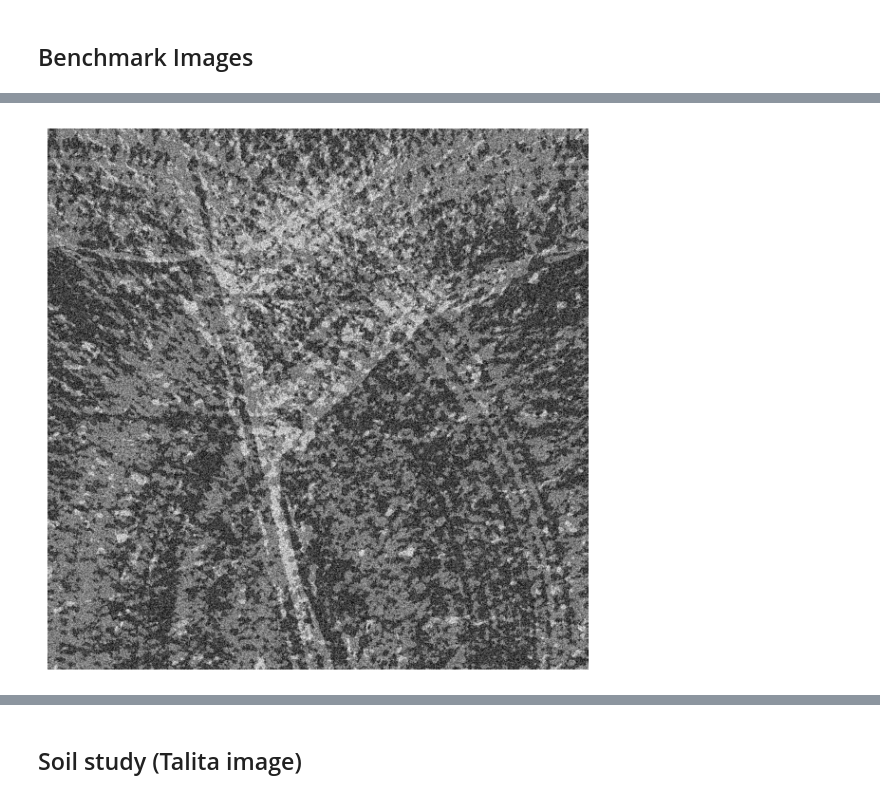
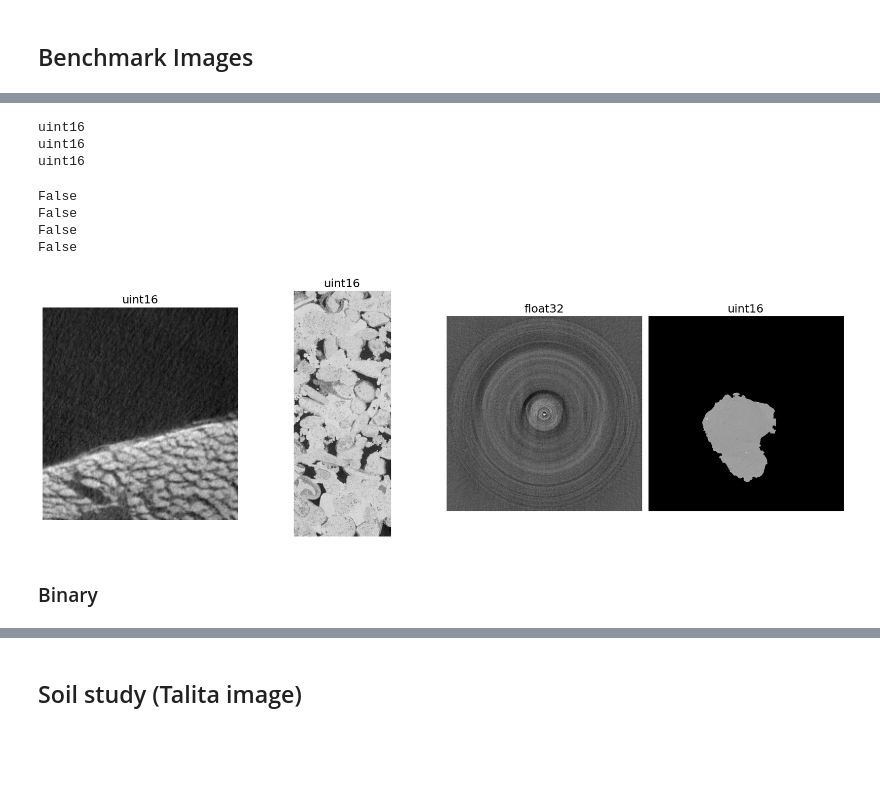
Before and after one commit to cnpem/harpia, a Jupyter notebook: tests_python/benchmark/Visualize.ipynb, the cells around one changed output, grey strips where cells are left out. Cells and saved outputs as stored; diff of their text form; code cells hidden in the pictures; blank space fills up the shorter version.

```diff
--- a/tests_python/benchmark/Visualize.ipynb
+++ b/tests_python/benchmark/Visualize.ipynb
@@ -57,16 +60,39 @@ showIndexes(datasets)
 # %%
-paths = [
-         #"../../example_images/grayscale/crua_A_190x207x100_16b.raw",
-         #"../../example_images/grayscale/ILSIMG_600x1520x1520_16bits.raw" ,
-         "../../example_images/grayscale/Recon_2052x2052x2048_32bits.raw" ,
-         #"../../example_images/grayscale/tomoFiltered_masked_2048x2048x1964_16bit.raw"
-        ]
-xsize = 2052
-ysize = 2052
-zsize_original = 2048
-zsize = 1
-data_types = ['int32']
+images_data = [{"path": "../../example_images/grayscale/crua_A_190x207x100_16b.raw",
+                "xsize":190,
+                "ysize":207,
+                "zsize":100,
+                "dtype":"uint16"},
+               {"path": "../../example_images/grayscale/ILSIMG_600x1520x1520_16bits.raw",
+                "xsize":600,
+                "ysize":1520,
+                "zsize":1520,
+                "dtype":"uint16"},
+               {"path": "../../example_images/grayscale/Recon_2052x2052x2048_32bits.raw",
+                "xsize":2052,
+                "ysize":2052,
+                "zsize":2048,
+                "dtype":"float32"},
+               {"path": "../../example_images/grayscale/tomoFiltered_masked_2048x2048x1964_16bit.raw",
+                "xsize":2048,
+                "ysize":2048,
+                "zsize":1964,
+                "dtype":"uint16"},
+              ]
 images = []
-for i in range(len(paths)):
-    img = load_image(paths[i], xsize, ysize, zsize_original, data_types[i], 'int32')
+for i in range(len(images_data)):
+    index = i
+    path = images_data[index]["path"]
+    xsize = images_data[index]["xsize"]
+    ysize = images_data[index]["ysize"]
+    zsize = images_data[index]["zsize"]
+    data_type = images_data[index]["dtype"]
+    if(data_type == 'uint16'):
+        img = load_image(path, xsize, ysize, zsize, data_type, 'uint16')
+    else:
+        img = load_image(path, xsize, ysize, zsize, data_type, 'float')
     images.append(img)
+# %% [output]
+uint16
+uint16
+uint16
@@ -75,4 +99,16 @@ np.unique(images[0])
-# %%
-show_images(images, [''], slice_num = 2000)
-# %% [output]
-[figure, removed]
+# %%
+for img in images:
+    print(np.isnan(img).all())
+# %% [output]
+False
+False
+False
+False
+# %%
+data_types = ['uint16', 'uint16','float32' ,'uint16']
+
+show_images(images, data_types, slice_num = 99)
+# %% [output]
+[figure, added]
+# %% [markdown]
+### Binary
```
Also changed, not shown: parts of 8 cells of this notebook, 31 other files.
